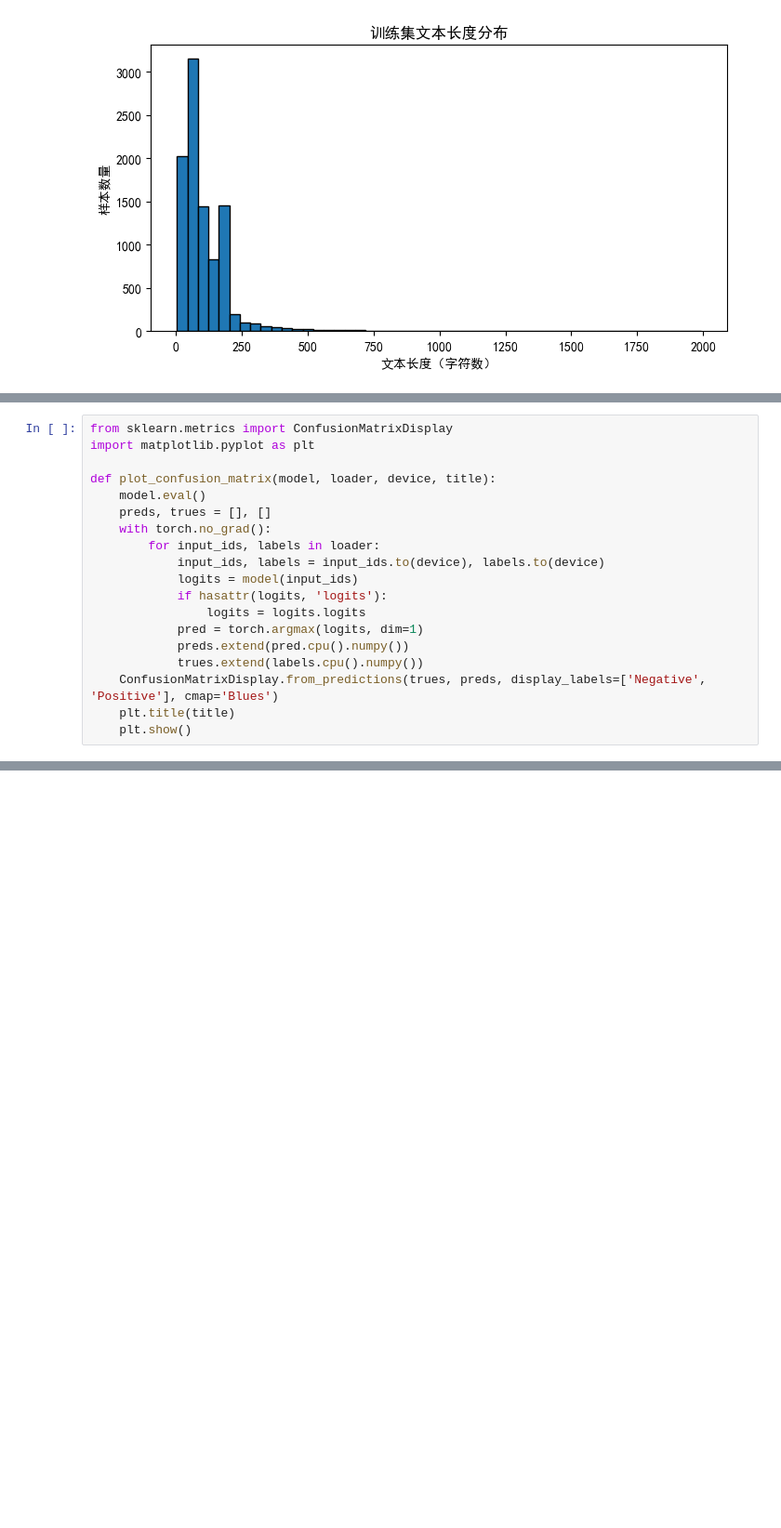
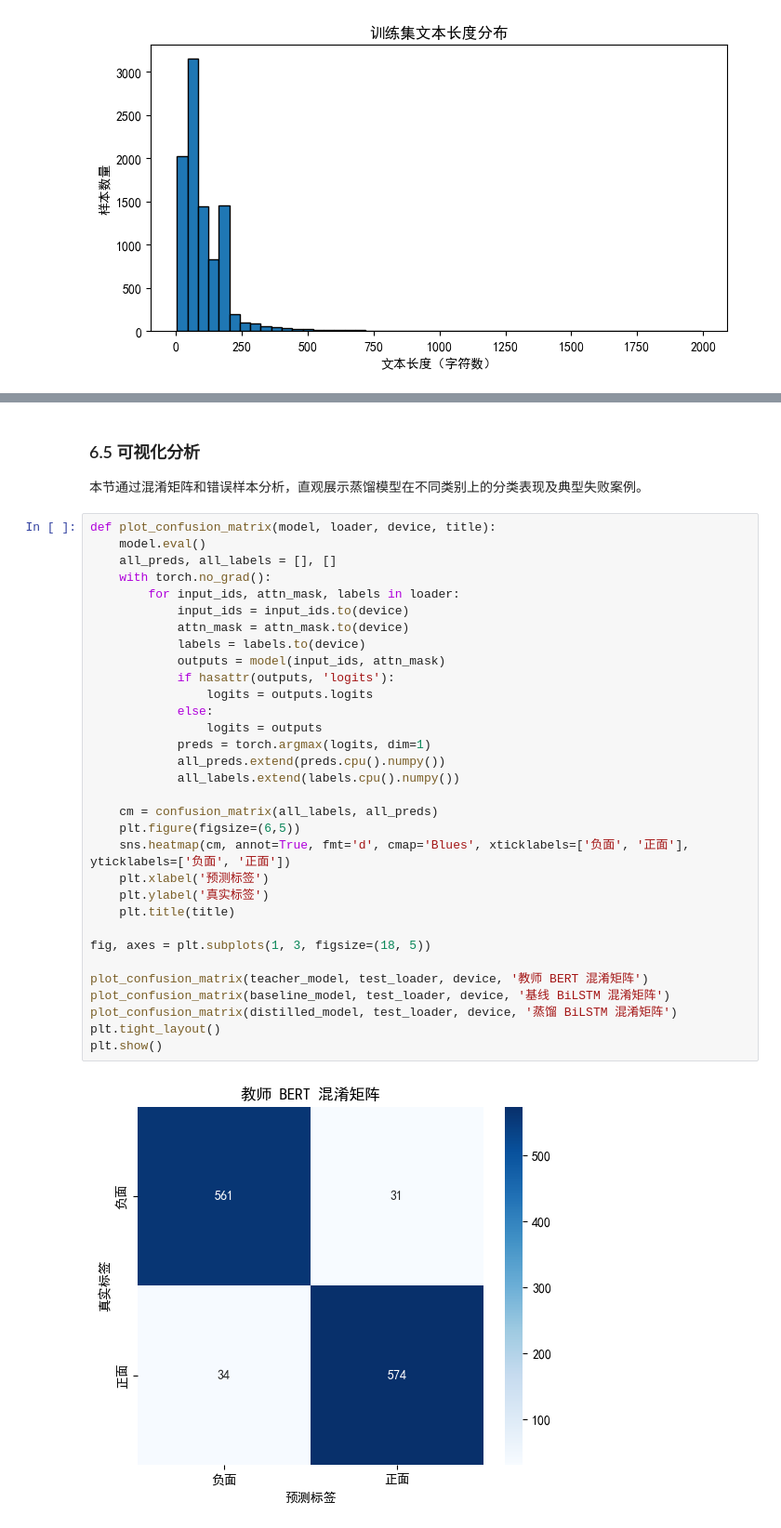
Before and after one commit to MIsshenJY/DL, a Jupyter notebook: 课设/DL课程设计.ipynb, the cells around one changed output, grey strips where cells are left out. Shown at 93% size. Drawn from its saved outputs; the diff is of its cells as text; blank space fills up the shorter version.

```diff
--- a/课设/DL课程设计.ipynb
+++ b/课设/DL课程设计.ipynb
@@ -551,19 +963,0 @@ plt.show()
-# %%
-from sklearn.metrics import ConfusionMatrixDisplay
-import matplotlib.pyplot as plt
-
-def plot_confusion_matrix(model, loader, device, title):
-    model.eval()
-    preds, trues = [], []
-    with torch.no_grad():
-        for input_ids, labels in loader:
-            input_ids, labels = input_ids.to(device), labels.to(device)
-            logits = model(input_ids)
-            if hasattr(logits, 'logits'):
-                logits = logits.logits
-            pred = torch.argmax(logits, dim=1)
-            preds.extend(pred.cpu().numpy())
-            trues.extend(labels.cpu().numpy())
-    ConfusionMatrixDisplay.from_predictions(trues, preds, display_labels=['Negative', 'Positive'], cmap='Blues')
-    plt.title(title)
-    plt.show()
@@ -632,0 +1079,38 @@ for idx, item in enumerate(errors, start=1):
+# %% [markdown]
+### 6.5 可视化分析
+
+本节通过混淆矩阵和错误样本分析，直观展示蒸馏模型在不同类别上的分类表现及典型失败案例。
+# %%
+def plot_confusion_matrix(model, loader, device, title):
+    model.eval()
+    all_preds, all_labels = [], []
+    with torch.no_grad():
+        for input_ids, attn_mask, labels in loader:
+            input_ids = input_ids.to(device)
+            attn_mask = attn_mask.to(device)
+            labels = labels.to(device)
+            outputs = model(input_ids, attn_mask)
+            if hasattr(outputs, 'logits'):
+                logits = outputs.logits
+            else:
+                logits = outputs
+            preds = torch.argmax(logits, dim=1)
+            all_preds.extend(preds.cpu().numpy())
+            all_labels.extend(labels.cpu().numpy())
+
+    cm = confusion_matrix(all_labels, all_preds)
+    plt.figure(figsize=(6,5))
+    sns.heatmap(cm, annot=True, fmt='d', cmap='Blues', xticklabels=['负面', '正面'], yticklabels=['负面', '正面'])
+    plt.xlabel('预测标签')
+    plt.ylabel('真实标签')
+    plt.title(title)
+
+fig, axes = plt.subplots(1, 3, figsize=(18, 5))
+
+plot_confusion_matrix(teacher_model, test_loader, device, '教师 BERT 混淆矩阵')
+plot_confusion_matrix(baseline_model, test_loader, device, '基线 BiLSTM 混淆矩阵')
+plot_confusion_matrix(distilled_model, test_loader, device, '蒸馏 BiLSTM 混淆矩阵')
+plt.tight_layout()
+plt.show()
+# %% [output]
+[figure, added]
```
Also changed, not shown: parts of 50 cells of this notebook.
